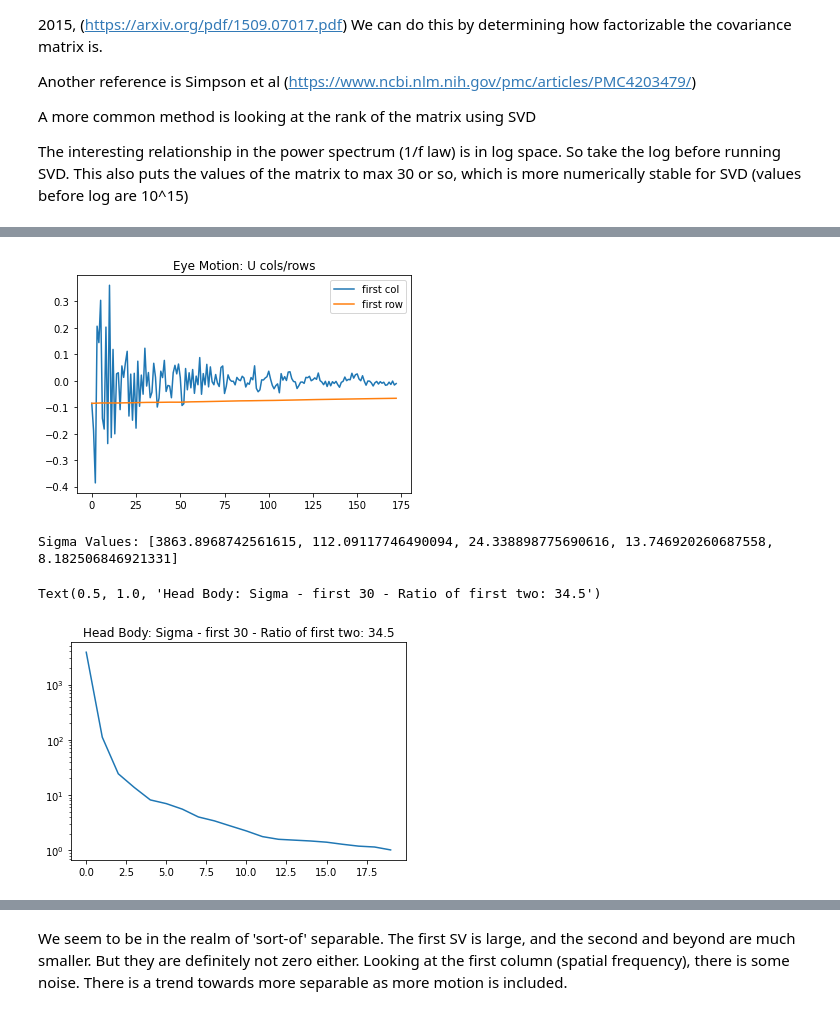
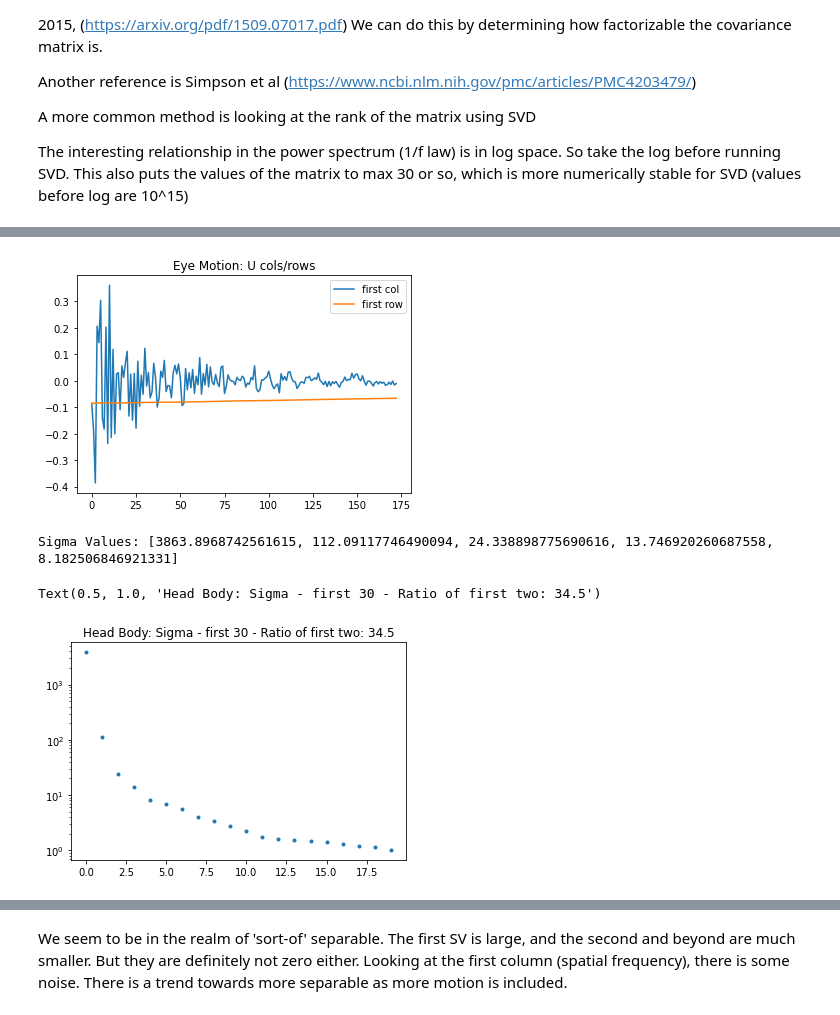
Before and after one commit to vdutell/st-bravo_analysis, a Jupyter notebook: 6. Grand_Means.ipynb, the cells around one changed output, grey strips where cells are left out. Saved outputs shown, nothing was run; the diff lists cells and outputs as text; code cells hidden in the pictures.

```diff
--- a/6. Grand_Means.ipynb
+++ b/6. Grand_Means.ipynb
@@ -1219,21 +1219,21 @@ Text(0.5, 1.0, 'Static Camera: Sigma - first 30 - Ratio of first two: 59.0')
 # %%
 headbody_ps_2d_small = np.log(headbody_ps_all_2d)
 u,s,v = np.linalg.svd(headbody_ps_2d_small)
 
 plt.plot(u[0,:],label='first col')
 plt.plot(u[:,0],label='first row')
 plt.legend()
 plt.title('Eye Motion: U cols/rows')
 plt.show()
 
 print(f'Sigma Values: {[l for l in s[:5]]}')
-plt.semilogy(s[:20])
+plt.semilogy(s[:20],'.')
 plt.title(f'Head Body: Sigma - first 30 - Ratio of first two: {s[0]/s[1]:.1f}')
 # %% [output]
 [figure]
 Sigma Values: [3863.8968742561615, 112.09117746490094, 24.338898775690616, 13.746920260687558, 8.182506846921331]
 Text(0.5, 1.0, 'Head Body: Sigma - first 30 - Ratio of first two: 34.5')
-[figure, old version]
+[figure, new version]
 # %%
 eye_ps_2d_small = np.log(eye_ps_all_2d)
 u,s,v = np.linalg.svd(eye_ps_2d_small)
```
Also changed, not shown: parts of 2 cells of this notebook.
